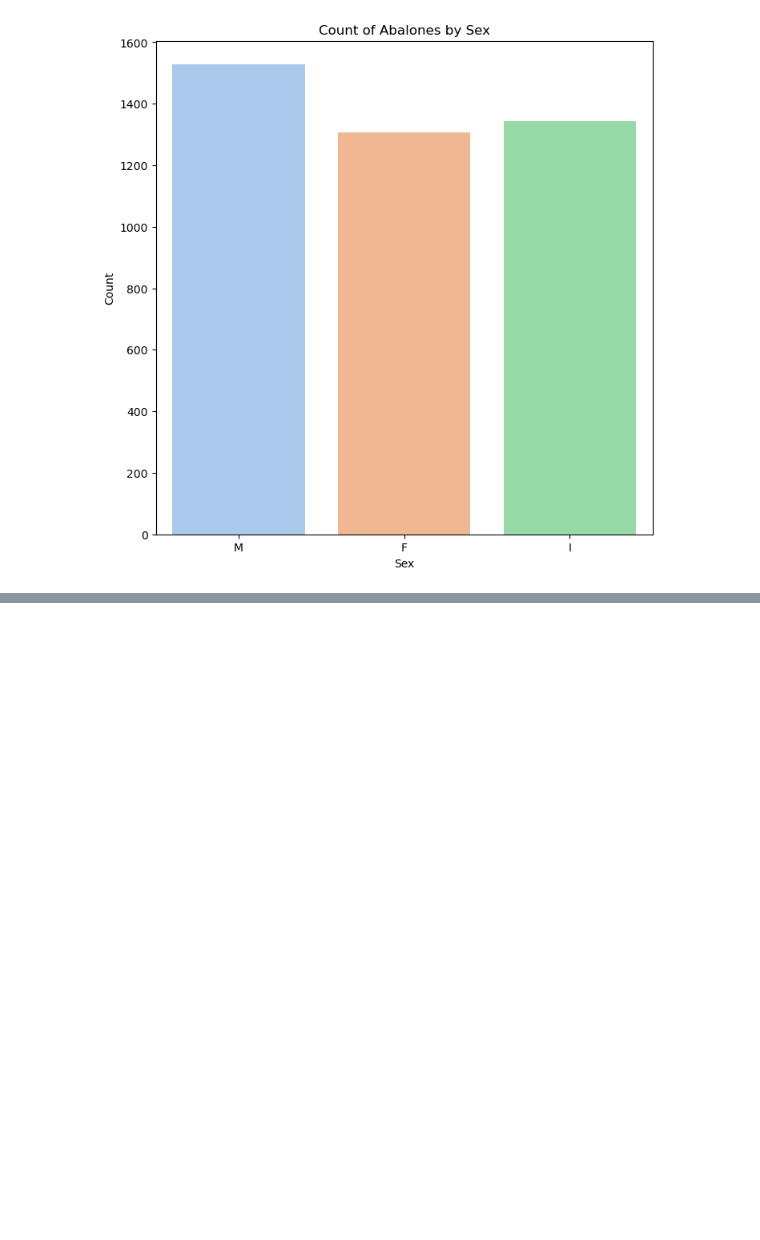
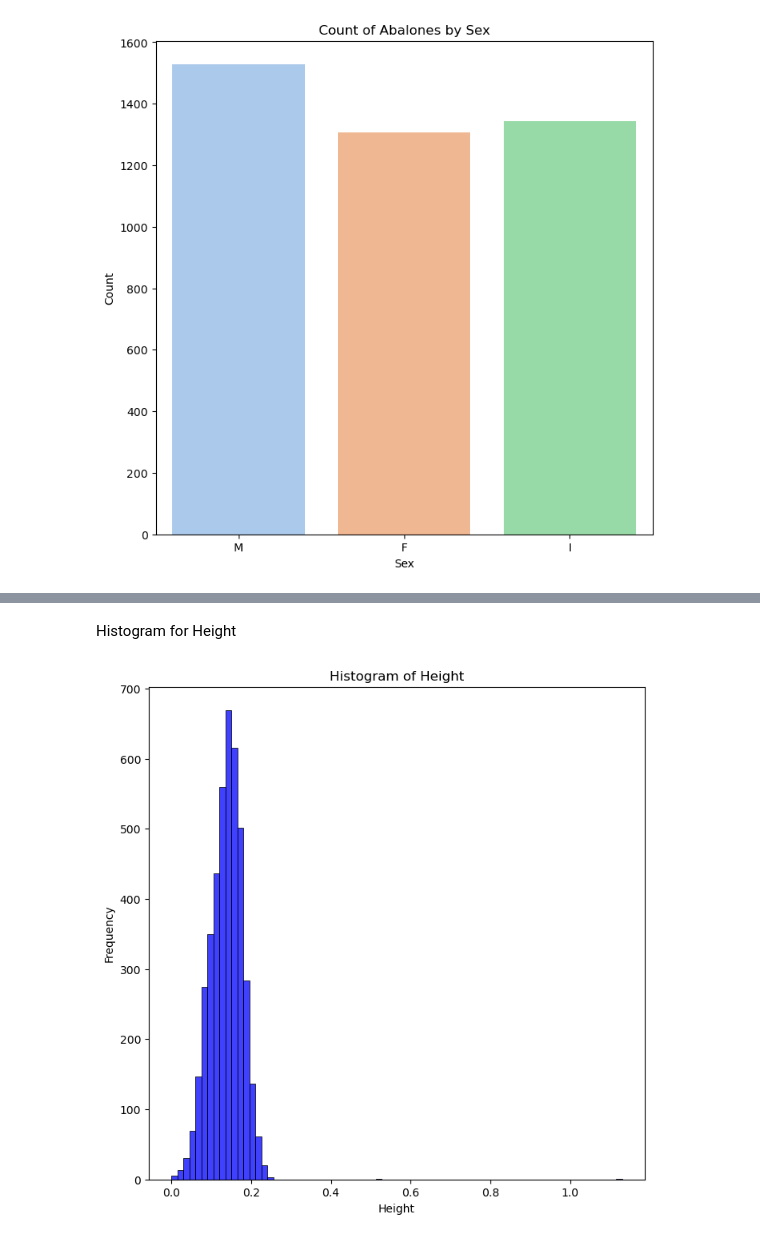
Before and after one commit to RyanMch97/Machine-Learning-Autumn, a Jupyter notebook: MachineLearning-Autumn.ipynb, the cells around one changed output, grey strips where cells are left out. Drawn from its saved outputs; the diff is of its cells as text; code cells hidden in the pictures; blank space fills up the shorter version.

```diff
--- a/MachineLearning-Autumn.ipynb
+++ b/MachineLearning-Autumn.ipynb
@@ -192,0 +210,12 @@ plt.show()
+# %% [markdown]
+Histogram for Height
+# %%
+# Histogram for 'Length'
+plt.figure(figsize=(8, 8)) # creating fig size
+sns.histplot(df['height'], bins=75, color='blue') # creating histplot with height from dataframe, 75 bins to give us a clear visual with blue coloring
+plt.title('Histogram of Height') #adding title
+plt.xlabel('Height') #x axis labeled length
+plt.ylabel('Frequency') # y axis labeled Frequency
+plt.show() # showing histplot
+# %% [output]
+[figure, added]
```
Also changed, not shown: parts of 9 cells of this notebook.
